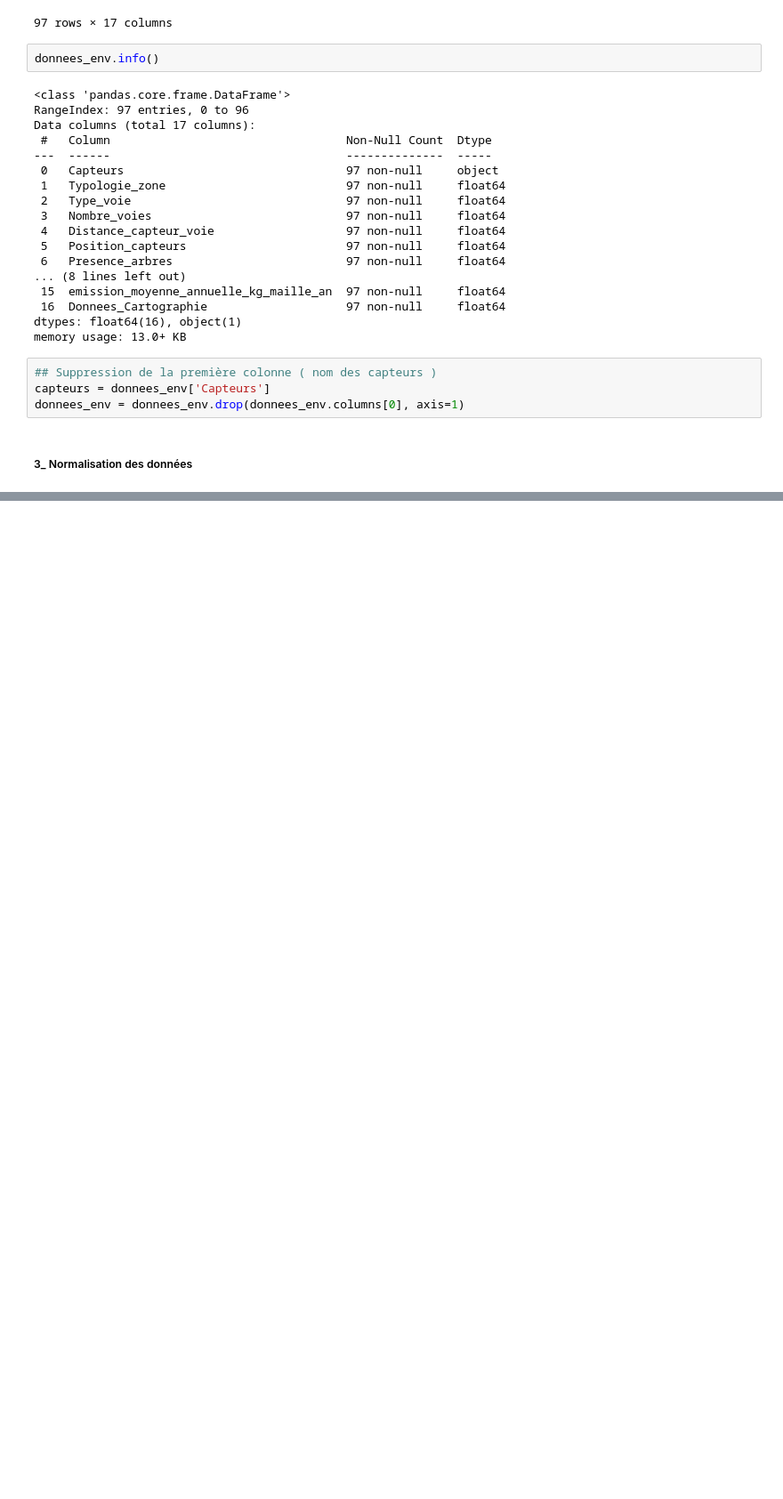
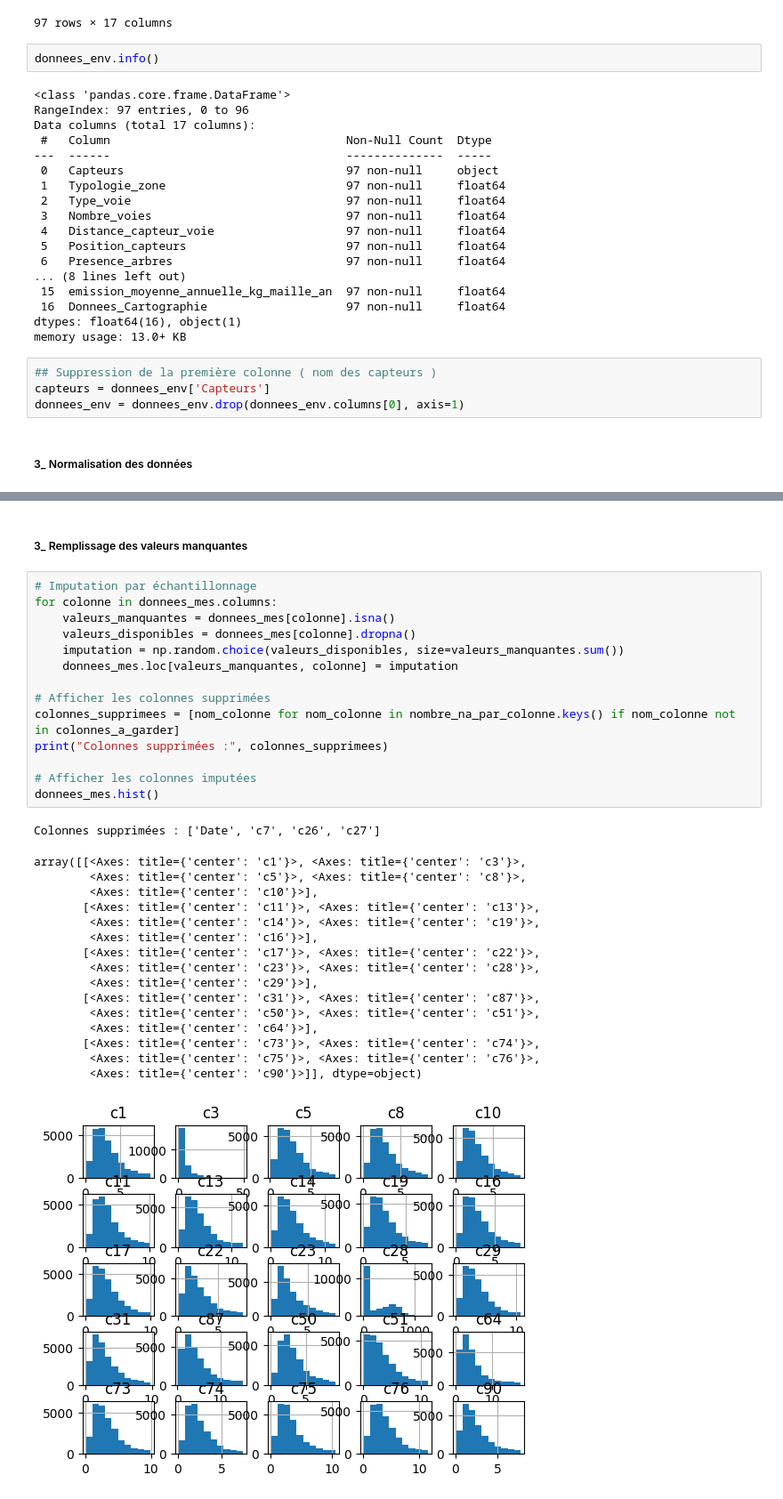
Before and after one commit to TLeandre/Categorisation-de-capteurs-de-pollution, a Jupyter notebook: scripts/Projet_Odata.ipynb, the cells around one changed output, grey strips where cells are left out. Shown at 89% size. Drawn from its saved outputs; the diff is of its cells as text; blank space fills up the shorter version.

```diff
--- a/scripts/Projet_Odata.ipynb
+++ b/scripts/Projet_Odata.ipynb
@@ -268,0 +323,34 @@ donnees_env_normees
+# %% [markdown]
+##### 3_ Remplissage des valeurs manquantes
+# %%
+# Imputation par échantillonnage
+for colonne in donnees_mes.columns:
+    valeurs_manquantes = donnees_mes[colonne].isna()
+    valeurs_disponibles = donnees_mes[colonne].dropna()
+    imputation = np.random.choice(valeurs_disponibles, size=valeurs_manquantes.sum())
+    donnees_mes.loc[valeurs_manquantes, colonne] = imputation
+
+# Afficher les colonnes supprimées
+colonnes_supprimees = [nom_colonne for nom_colonne in nombre_na_par_colonne.keys() if nom_colonne not in colonnes_a_garder]
+print("Colonnes supprimées :", colonnes_supprimees)
+
+# Afficher les colonnes imputées
+donnees_mes.hist()
+# %% [output]
+Colonnes supprimées : ['Date', 'c7', 'c26', 'c27']
+array([[<Axes: title={'center': 'c1'}>, <Axes: title={'center': 'c3'}>,
+        <Axes: title={'center': 'c5'}>, <Axes: title={'center': 'c8'}>,
+        <Axes: title={'center': 'c10'}>],
+       [<Axes: title={'center': 'c11'}>, <Axes: title={'center': 'c13'}>,
+        <Axes: title={'center': 'c14'}>, <Axes: title={'center': 'c19'}>,
+        <Axes: title={'center': 'c16'}>],
+       [<Axes: title={'center': 'c17'}>, <Axes: title={'center': 'c22'}>,
+        <Axes: title={'center': 'c23'}>, <Axes: title={'center': 'c28'}>,
+        <Axes: title={'center': 'c29'}>],
+       [<Axes: title={'center': 'c31'}>, <Axes: title={'center': 'c87'}>,
+        <Axes: title={'center': 'c50'}>, <Axes: title={'center': 'c51'}>,
+        <Axes: title={'center': 'c64'}>],
+       [<Axes: title={'center': 'c73'}>, <Axes: title={'center': 'c74'}>,
+        <Axes: title={'center': 'c75'}>, <Axes: title={'center': 'c76'}>,
+        <Axes: title={'center': 'c90'}>]], dtype=object)
+[figure, added]
```
Also changed, not shown: parts of 26 cells of this notebook, 2 other files.
